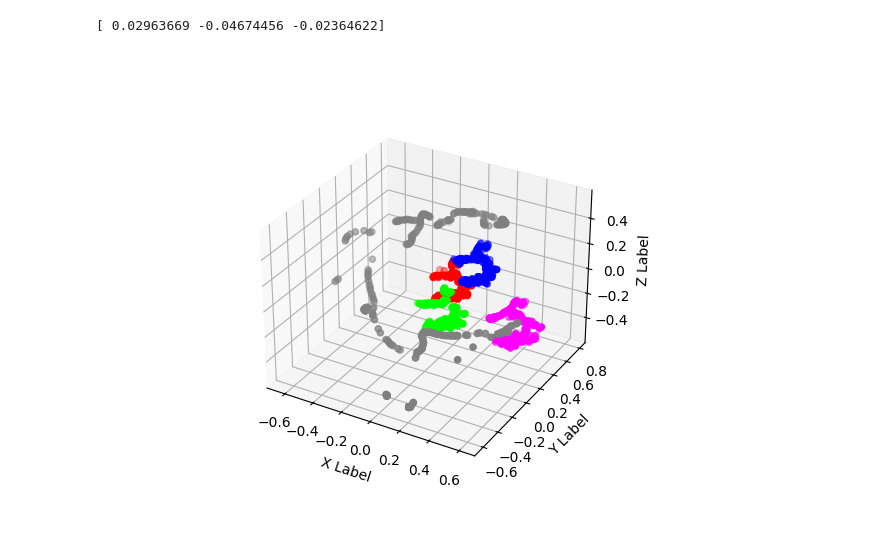
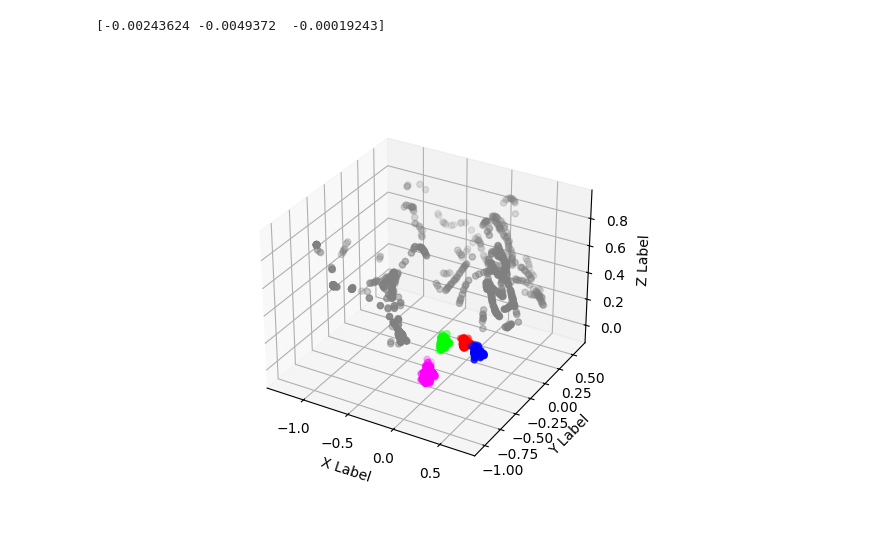
Before and after one commit to csiro-robotics/NEO, a Jupyter notebook: notebooks/find_transform.ipynb, the cells around one changed output. Cells and saved outputs as stored; diff of their text form; code cells hidden in the pictures.

Commit message:
Working COLMAP world matching and exporting modified transforms.json files

```diff
--- a/notebooks/find_transform.ipynb
+++ b/notebooks/find_transform.ipynb
@@ -9,5 +9,6 @@ from pathlib import Path
 # %%
 # Paths
 path_before = Path('/workspace/Neo/data/realsense_before')
+path_after = Path('/workspace/Neo/data/realsense_after')
 # %%
 # Load transformation
@@ -18,6 +22,10 @@ with open(path_before / 'transforms.json', 'r') as file:
 images_before = []
 for frame in transforms_before["frames"]:
     images_before.append(cv2.imread(str(path_before / frame["file_path"])))
+
+images_after = []
+for frame in transforms_after["frames"]:
+    images_after.append(cv2.imread(str(path_after / frame["file_path"])))
 # %%
 def get_marker_pose(corners, camera_matrix, dist_coeffs):
     """ Compute the pose of a marker given its corners. """
@@ -118,0 +139,14 @@ for trans_mat, trans, idx in arucos:
+# %%
+# Optimize for best scale
+scale_min, scale_max = 0, 20
+rand_start = scale_min + np.random.rand(1) * (scale_max - scale_min)
+
+arucos = arucos_before
+result = minimize(objective, rand_start, method='nelder-mead')
+print(result)
+best_scale_before = result['x']
+
+arucos = arucos_after
+result = minimize(objective, rand_start, method='nelder-mead')
+print(result)
+best_scale_after = result['x']
@@ -120,37 +269,52 @@ for trans_mat, trans, idx in arucos:
 %matplotlib widget
 import numpy as np
 import matplotlib.pyplot as plt
 
 fig = plt.figure()
 ax = fig.add_subplot(projection='3d')
 
-marker_poses_0 = np.array(aruco_dict[0])
-marker_poses_1 = np.array(aruco_dict[1])
-marker_poses_2 = np.array(aruco_dict[2])
-marker_poses_3 = np.array(aruco_dict[3])
-camera_path = np.array(camera_path)
+marker_poses_0 = np.array(aruco_dict_before[0])
+marker_poses_1 = np.array(aruco_dict_before[1])
+marker_poses_2 = np.array(aruco_dict_before[2])
+marker_poses_3 = np.array(aruco_dict_before[3])
+camera_path = np.array(camera_path_before)
 
 start = 0
 num = -1
 
 ax.scatter(marker_poses_0[start:num, 0, 3], marker_poses_0[start:num, 1, 3], marker_poses_0[start:num, 2, 3], c=[(1, 0, 0, 1) for i in range(len(marker_poses_0[start:num, 2, 3]))])
 ax.scatter(marker_poses_1[start:num, 0, 3], marker_poses_1[start:num, 1, 3], marker_poses_1[start:num, 2, 3], c=[(0, 1, 0, 1) for i in range(len(marker_poses_1[start:num, 2, 3]))])
 ax.scatter(marker_poses_2[start:num, 0, 3], marker_poses_2[start:num, 1, 3], marker_poses_2[start:num, 2, 3], c=[(0, 0, 1, 1) for i in range(len(marker_poses_2[start:num, 2, 3]))])
 ax.scatter(marker_poses_3[start:num, 0, 3], marker_poses_3[start:num, 1, 3], marker_poses_3[start:num, 2, 3], c=[(1, 0, 1, 1) for i in range(len(marker_poses_3[start:num, 2, 3]))])
 ax.scatter(camera_path[:, 0, 3], camera_path[:, 1, 3], camera_path[:, 2, 3], c=[(0.5, 0.5, 0.5, 1) for i in range(len(camera_path))])
+
+marker_poses_0 = np.array(aruco_dict_after[0])
+marker_poses_1 = np.array(aruco_dict_after[1])
+marker_poses_2 = np.array(aruco_dict_after[2])
+marker_poses_3 = np.array(aruco_dict_after[3])
+camera_path = np.array(camera_path_after)
+
+start = 0
+num = -1
+
+ax.scatter(marker_poses_0[start:num, 0, 3], marker_poses_0[start:num, 1, 3], marker_poses_0[start:num, 2, 3], c=[(1, 0, 0, 0.5) for i in range(len(marker_poses_0[start:num, 2, 3]))])
+ax.scatter(marker_poses_1[start:num, 0, 3], marker_poses_1[start:num, 1, 3], marker_poses_1[start:num, 2, 3], c=[(0, 1, 0, 0.5) for i in range(len(marker_poses_1[start:num, 2, 3]))])
+ax.scatter(marker_poses_2[start:num, 0, 3], marker_poses_2[start:num, 1, 3], marker_poses_2[start:num, 2, 3], c=[(0, 0, 1, 0.5) for i in range(len(marker_poses_2[start:num, 2, 3]))])
+ax.scatter(marker_poses_3[start:num, 0, 3], marker_poses_3[start:num, 1, 3], marker_poses_3[start:num, 2, 3], c=[(1, 0, 1, 0.5) for i in range(len(marker_poses_3[start:num, 2, 3]))])
+ax.scatter(camera_path[:, 0, 3], camera_path[:, 1, 3], camera_path[:, 2, 3], c=[(0.5, 0.5, 0.5, 0.5) for i in range(len(camera_path))])
 
 print(np.sum(np.diff(marker_poses_2[:, :3, 3], axis=0), axis=0))
 
 ax.set_xlabel('X Label')
 ax.set_ylabel('Y Label')
 ax.set_zlabel('Z Label')
 
 # ax.set_xlim(-1, 1)
 # ax.set_ylim(-1, 1)
 # ax.set_zlim(-1, 1)
 
 plt.autoscale(False)
 plt.show()
 # %% [output]
-[ 0.02963669 -0.04674456 -0.02364622]
+[-0.00243624 -0.0049372  -0.00019243]
-[figure, old version]
+[figure, new version]
```
Also changed, not shown: parts of 9 cells of this notebook, 1 other file.
